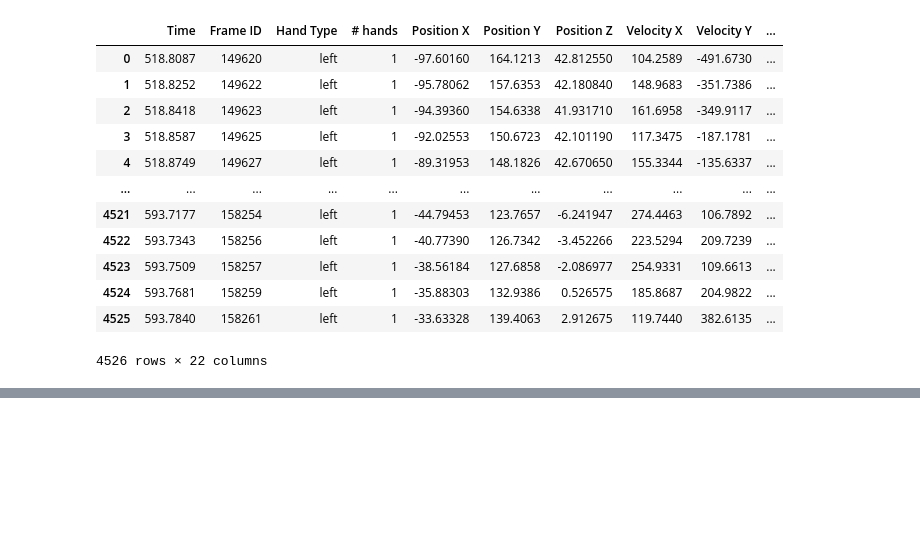
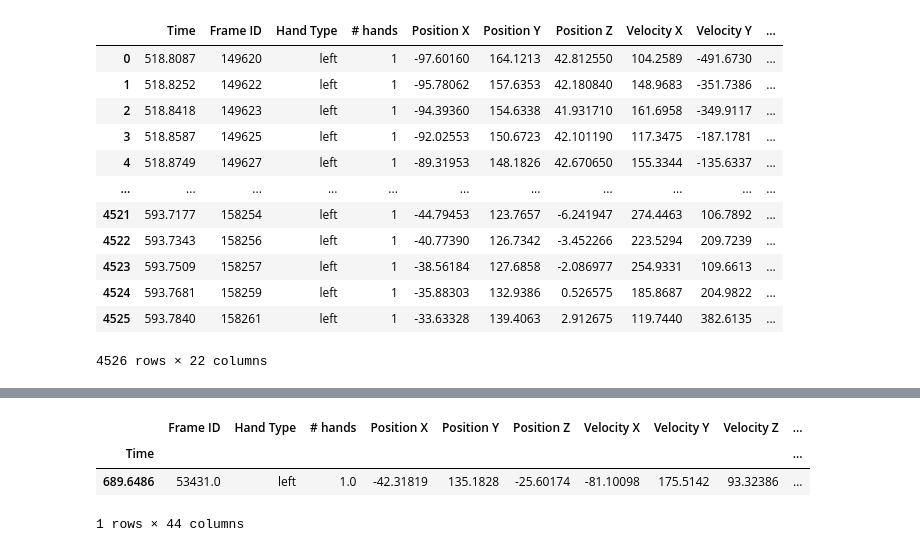
Before and after one commit to Yehudit-Brickner/data_science_end_of_year1_project, a Jupyter notebook: data science part 4.ipynb, the cells around one changed output, grey strips where cells are left out. Saved outputs shown, nothing was run; the diff lists cells and outputs as text; code cells hidden in the pictures; blank space fills up the shorter version.

```diff
--- a/data science part 4.ipynb
+++ b/data science part 4.ipynb
@@ -149,0 +377,7 @@ df_spontan_person1_part1_combo.head(1)
+# %%
+df_alone_person9_combo.head(1)
+# %% [output]
+|  | Frame ID | Hand Type | # hands | Position X | Position Y | Position Z | Velocity X | Velocity Y | Velocity Z | ... |
+| Time |  |  |  |  |  |  |  |  |  | ... |
+| 689.6486 | 53431.0 | left | 1.0 | -42.31819 | 135.1828 | -25.60174 | -81.10098 | 175.5142 | 93.32386 | ... |
+1 rows × 44 columns
```
Also changed, not shown: parts of 65 cells of this notebook.
